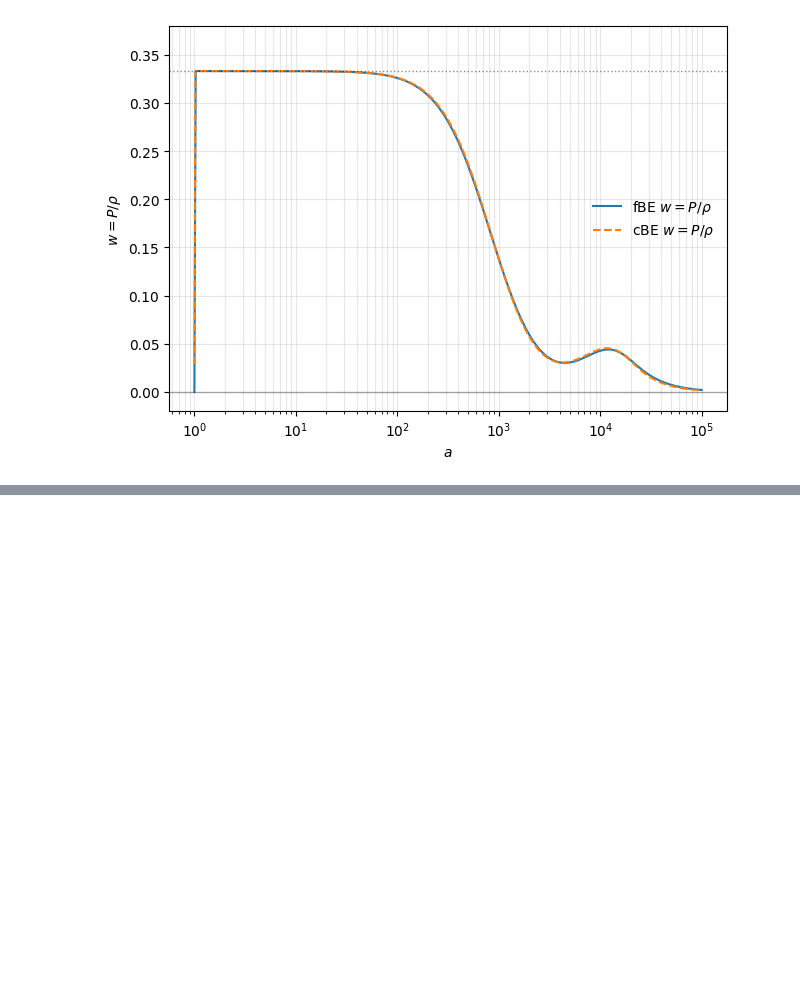
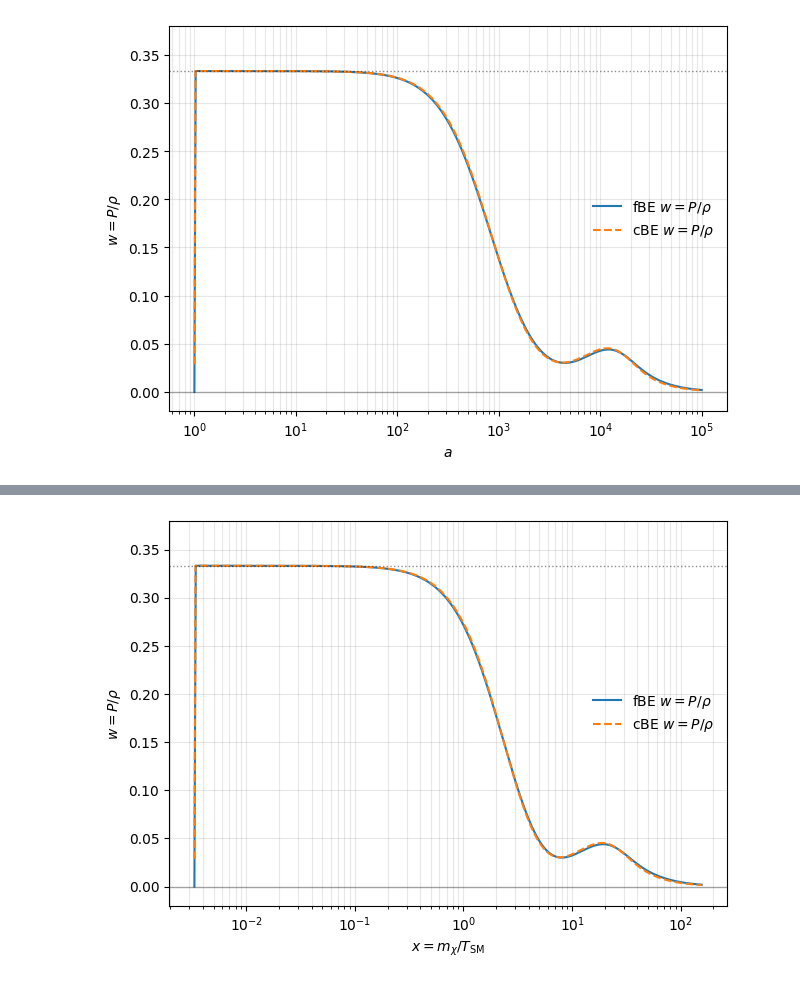
Before and after one commit to EsauCervantes/KineticXGPU, a Jupyter notebook: notebooks/plots.ipynb, the cells around one changed output, grey strips where cells are left out. Drawn from its saved outputs; the diff is of its cells as text; code cells hidden in the pictures; blank space fills up the shorter version.

```diff
--- a/notebooks/plots.ipynb
+++ b/notebooks/plots.ipynb
@@ -71,0 +89,8 @@ ax, diag = ps.plot_equation_of_state(
+# %%
+ax, diag = ps.plot_equation_of_state_x(
+    run,
+    cbe=cbe,
+    cosmo=cosmo,
+)
+# %% [output]
+[figure, added]
```
Also changed, not shown: parts of 5 cells of this notebook, 2 other files.
